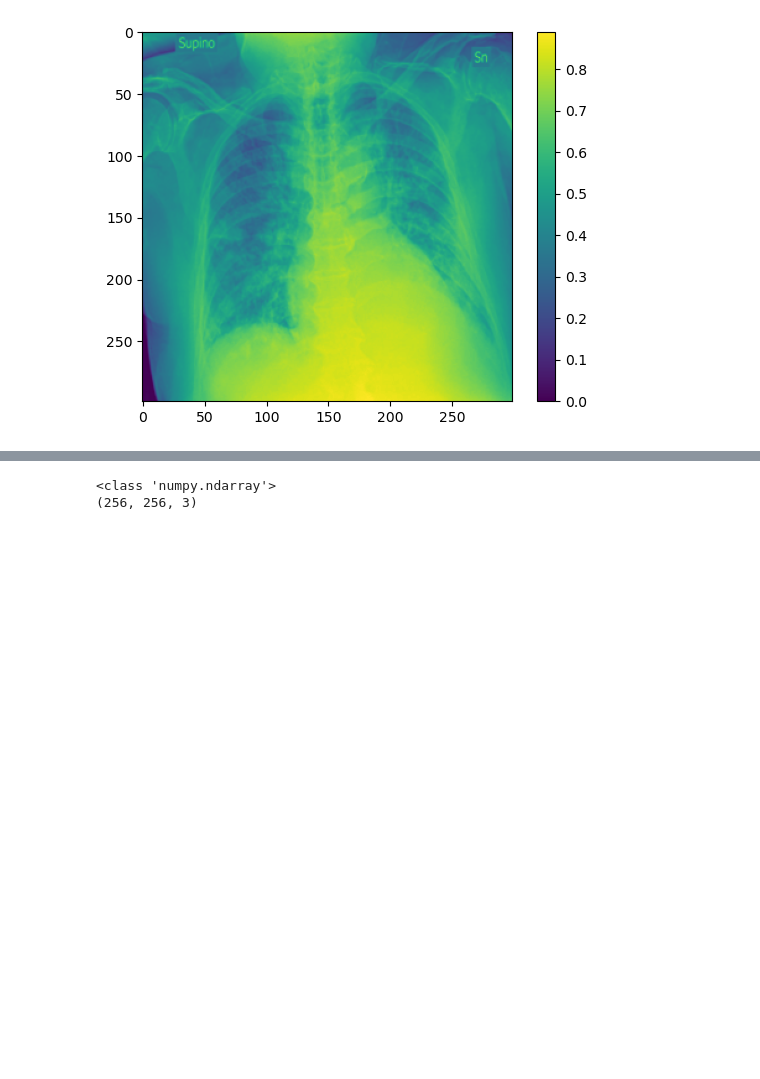
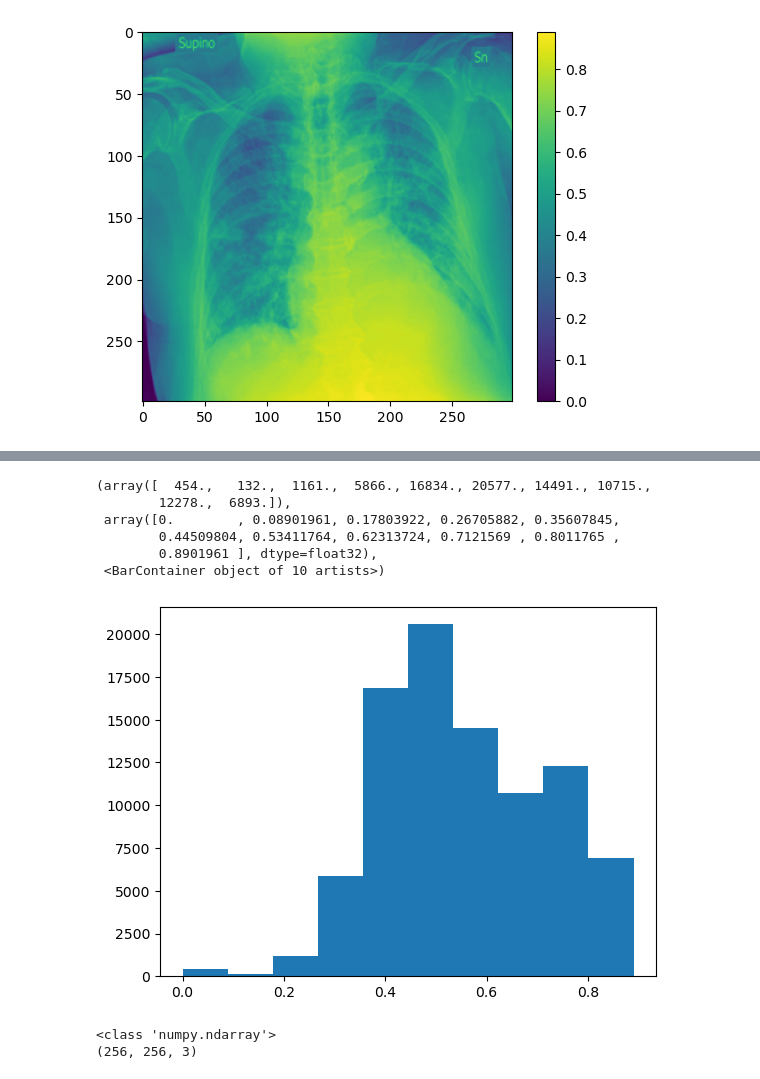
Before and after one commit to Alexandre-aksenov/summer24-analyse-pulmonaire-copy-AA, a Jupyter notebook: notebooks/open_scan_covid.ipynb, the cells around one changed output, grey strips where cells are left out. Drawn from its saved outputs; the diff is of its cells as text; code cells hidden in the pictures; blank space fills up the shorter version.

```diff
--- a/notebooks/open_scan_covid.ipynb
+++ b/notebooks/open_scan_covid.ipynb
@@ -34,3 +40,15 @@ plt.colorbar()
+# %%
+# histo of colors for this image
+plt.hist(scan_img.ravel())
+# controlled by the bright colors at the lower part of the image. There's few black!
+# %% [output]
+(array([  454.,   132.,  1161.,  5866., 16834., 20577., 14491., 10715.,
+        12278.,  6893.]),
+ array([0.        , 0.08901961, 0.17803922, 0.26705882, 0.35607845,
+        0.44509804, 0.53411764, 0.62313724, 0.7121569 , 0.8011765 ,
+        0.8901961 ], dtype=float32),
+ <BarContainer object of 10 artists>)
+[figure, added]
 # %%
 # Load the mask
 path_masks = os.path.join(path_data, "masks")
```
Also changed, not shown: parts of 1 cell of this notebook.
